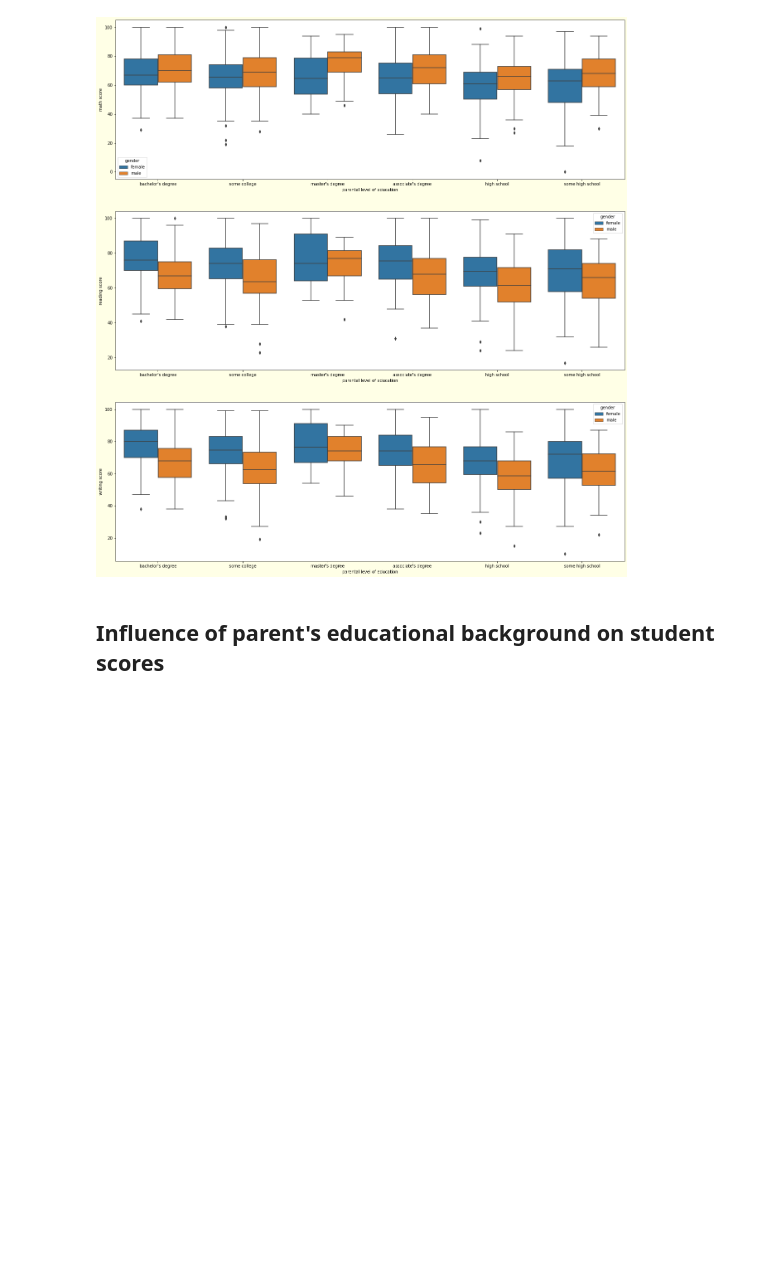
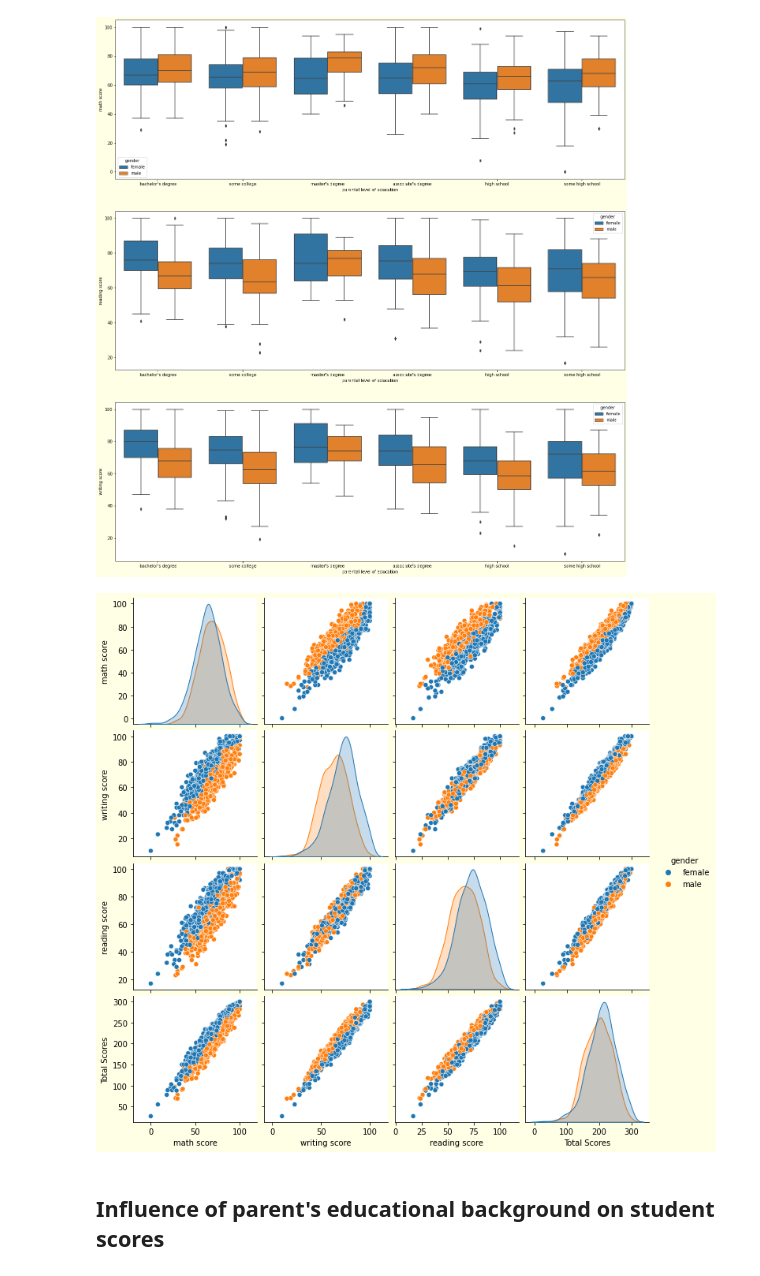
Before and after one commit to josediegovt/TestScoresAnalysis, a Jupyter notebook: TestScoresAnalysis.ipynb, the cells around one changed output. Drawn from its saved outputs; the diff is of its cells as text; code cells hidden in the pictures; blank space fills up the shorter version.

```diff
--- a/TestScoresAnalysis.ipynb
+++ b/TestScoresAnalysis.ipynb
@@ -231,6 +212,12 @@ sns.boxplot(x='parental level of education',y='writing score', hue='gender', dat
 plt.show()
 # %% [output]
 [figure]
+# %%
+
+grid = sns.pairplot(df[['gender','math score','writing score','reading score', 'Total Scores']],hue='gender')
+plt.show()
+# %% [output]
+[figure, added]
 # %% [markdown]
 
 ## Influence of parent's educational background on student scores
```
Also changed, not shown: parts of 8 cells of this notebook.
